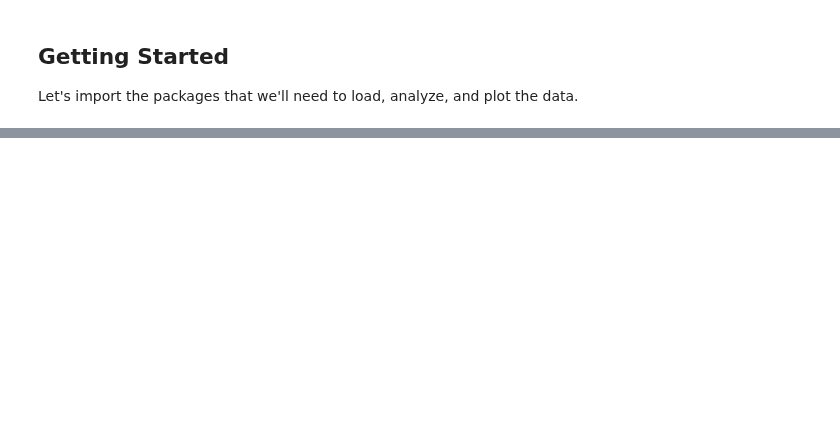
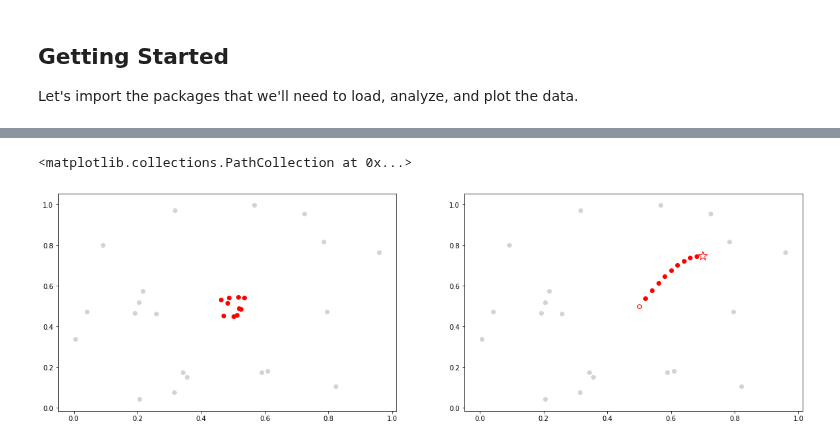
Before and after one commit to bcExpt-1123/Stumpy-python, a Jupyter notebook: docs/Tutorial_Time_Series_Chains.ipynb, the cells around one changed output, grey strips where cells are left out. Cells and saved outputs as stored; diff of their text form; code cells hidden in the pictures; blank space fills up the shorter version.

Commit message:
Fixed #12 Improved Chains Tutorial

```diff
--- a/docs/Tutorial_Time_Series_Chains.ipynb
+++ b/docs/Tutorial_Time_Series_Chains.ipynb
@@ -52,0 +37,20 @@ array([ 185,  521,  857, 1193, 1865, 2201, 2537])
+# %%
+x = np.random.rand(20)
+y = np.random.rand(20)
+n = 10
+motifs_x = 0.5 * np.ones(n) + np.random.uniform(-0.05, 0.05, n)
+motifs_y = 0.5 * np.ones(n) + np.random.uniform(-0.05, 0.05, n)
+sin_x = np.linspace(0, np.pi/2, n+1)
+sin_y = np.sin(sin_x)/4
+chains_x = 0.5 * np.ones(n+1) + 0.02 * np.arange(n+1)
+chains_y = 0.5 * np.ones(n+1) + sin_y
+fig, axes = plt.subplots(nrows=1, ncols=2)
+axes[0].scatter(x, y, color='lightgrey')
+axes[0].scatter(motifs_x, motifs_y, color='red')
+axes[1].scatter(x, y, color='lightgrey')
+axes[1].scatter(chains_x[0], chains_y[0], edgecolor='red', color='white')
+axes[1].scatter(chains_x[1:n], chains_y[1:n], color='red')
+axes[1].scatter(chains_x[n], chains_y[n], edgecolor='red', color='white', marker='*', s=200)
+# %% [output]
+<matplotlib.collections.PathCollection at 0x...>
+[figure, added]
```
Also changed, not shown: parts of 33 cells of this notebook, 1 other file.
